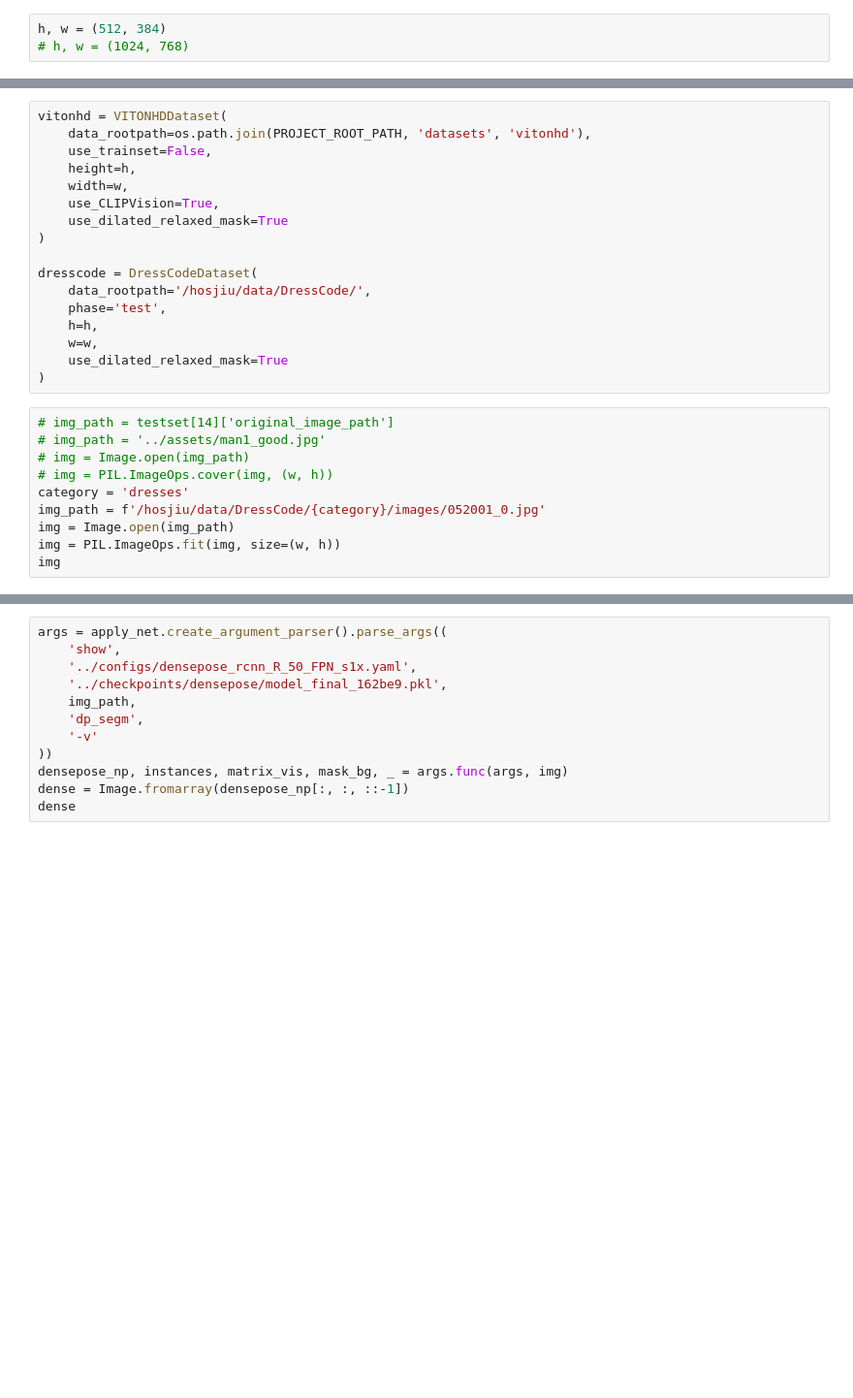
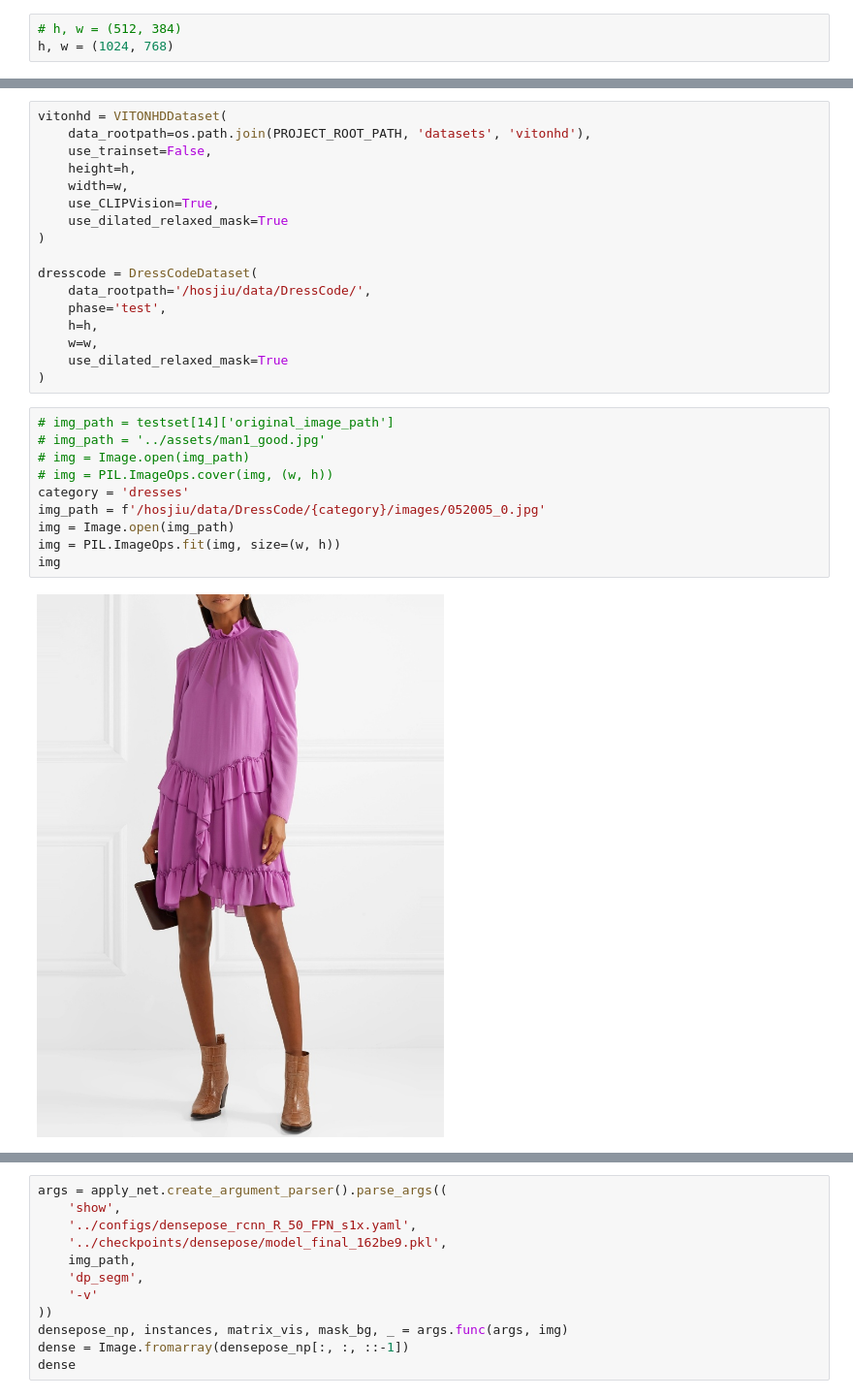
Before and after one commit to hosjiu1702/H-engine, a Jupyter notebook: notebooks/__wild_spacat_outfits_vs_persons.ipynb, the cells around one changed output, grey strips where cells are left out. Shown at 97% size. Saved outputs shown, nothing was run; the diff lists cells and outputs as text; blank space fills up the shorter version.

```diff
--- a/notebooks/__wild_spacat_outfits_vs_persons.ipynb
+++ b/notebooks/__wild_spacat_outfits_vs_persons.ipynb
@@ -29,8 +29,8 @@ from src.preprocess import apply_net
 from src.utils import get_project_root, mask2agn
 from src.utils.mask_v2 import Maskerv2 as Masker
 # %%
-h, w = (512, 384)
-# h, w = (1024, 768)
+# h, w = (512, 384)
+h, w = (1024, 768)
 # %%
 def merge(
     img1: PIL.Image.Image,
@@ -153,13 +168,15 @@ dresscode = DressCodeDataset(
 # %%
 # img_path = testset[14]['original_image_path']
 # img_path = '../assets/man1_good.jpg'
 # img = Image.open(img_path)
 # img = PIL.ImageOps.cover(img, (w, h))
 category = 'dresses'
-img_path = f'/hosjiu/data/DressCode/{category}/images/052001_0.jpg'
+img_path = f'/hosjiu/data/DressCode/{category}/images/052005_0.jpg'
 img = Image.open(img_path)
 img = PIL.ImageOps.fit(img, size=(w, h))
 img
+# %% [output]
+[figure, added]
 # %%
 mask1 = False
 
```
Also changed, not shown: parts of 5 cells of this notebook, 1 other file.
